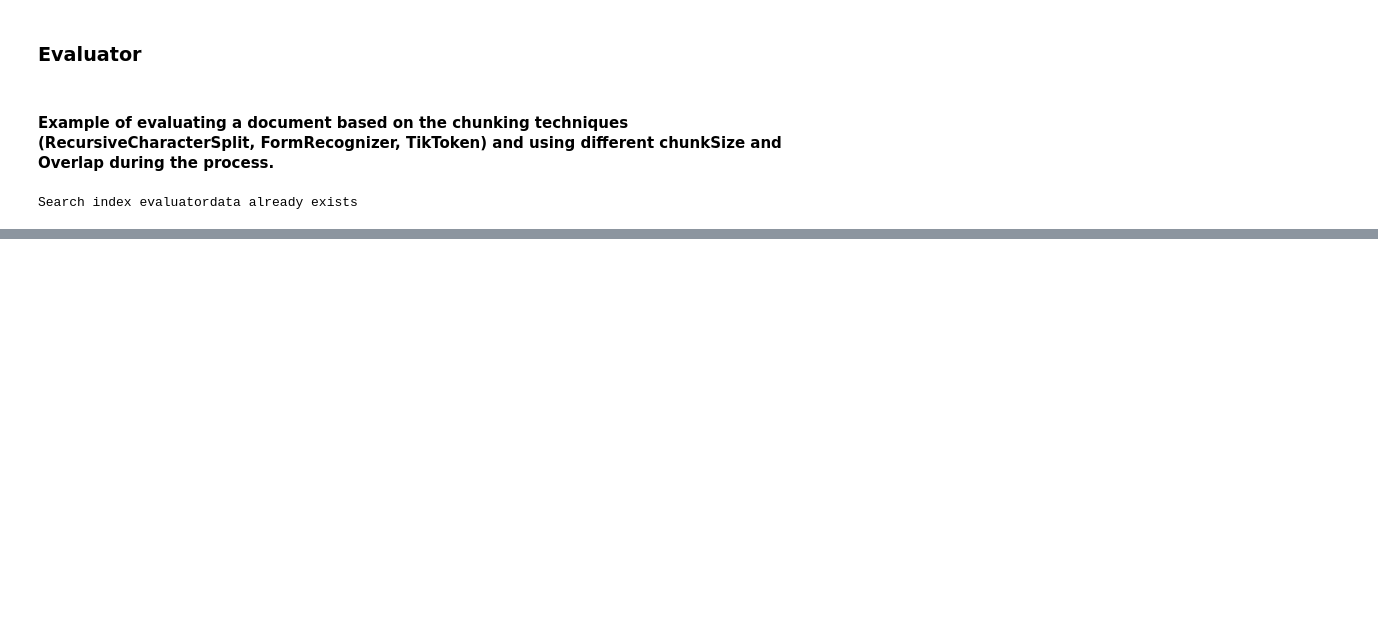
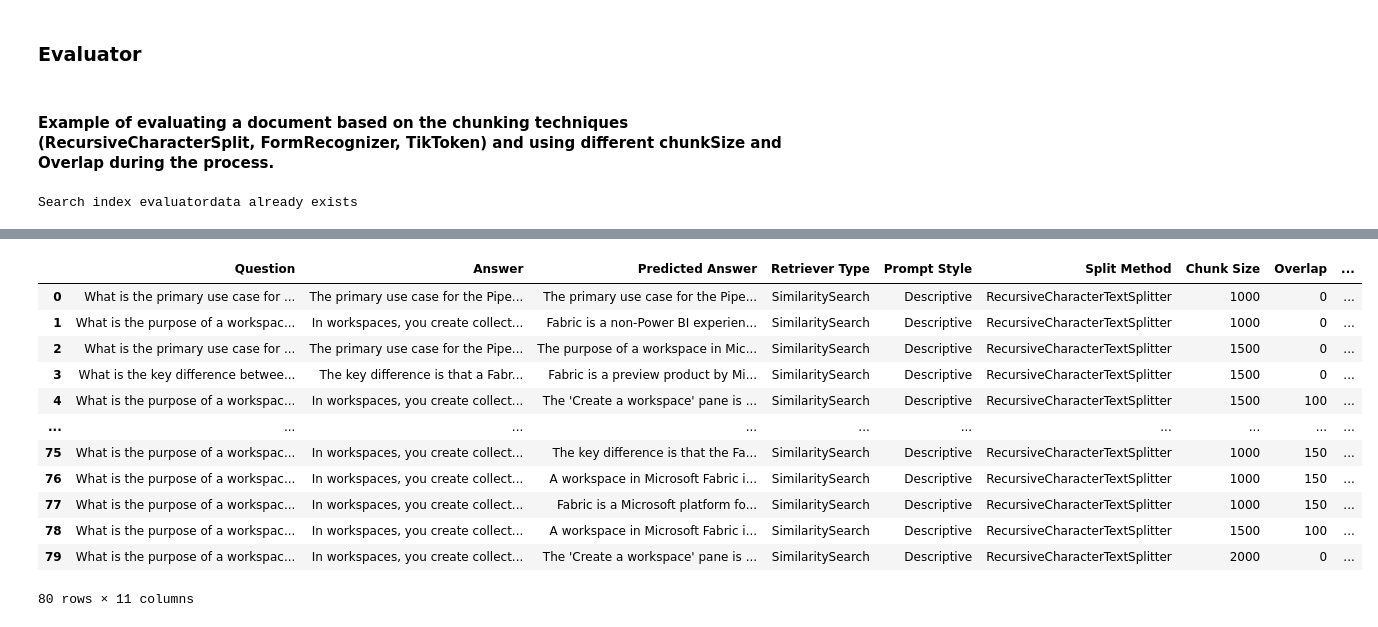
Before and after one commit to akshata29/entaoai, a Jupyter notebook: Workshop/99_Evaluator.ipynb, the cells around one changed output, grey strips where cells are left out. Cells and saved outputs as stored; diff of their text form; code cells hidden in the pictures; blank space fills up the shorter version.

Commit message:
QA Evaluator

```diff
--- a/Workshop/99_Evaluator.ipynb
+++ b/Workshop/99_Evaluator.ipynb
@@ -601,3 +508,36 @@ Total docs: 5
+# %%
+finalOutput = []
+r = getEvaluatorResult(SearchService, SearchKey, evaluatorRunResultIndexName, documentId)
+for run in r:
+    finalOutput.append({
+        "Question": run['question'],
+        "Answer": run['answer'],
+        "Predicted Answer": run['predictedAnswer'],
+        "Retriever Type": run['retrieverType'],
+        "Prompt Style": run['promptStyle'],
+        "Split Method": run['splitMethod'],
+        "Chunk Size": run['chunkSize'],
+        "Overlap": run['overlap'],
+        "Answer Score": json.loads(run['answerScore']),
+        "Retrieval Score": json.loads(run['retrievalScore']),
+        "Latency": run['latency'],
+    })
+df = pd.DataFrame(finalOutput)
+df
+# %% [output]
+|  | Question | Answer | Predicted Answer | Retriever Type | Prompt Style | Split Method | Chunk Size | Overlap | ... |
+| 0 | What is the primary use case for ... | The primary use case for the Pipe... | The primary use case for the Pipe... | SimilaritySearch | Descriptive | RecursiveCharacterTextSplitter | 1000 | 0 | ... |
+| 1 | What is the purpose of a workspac... | In workspaces, you create collect... | Fabric is a non-Power BI experien... | SimilaritySearch | Descriptive | RecursiveCharacterTextSplitter | 1000 | 0 | ... |
+| 2 | What is the primary use case for ... | The primary use case for the Pipe... | The purpose of a workspace in Mic... | SimilaritySearch | Descriptive | RecursiveCharacterTextSplitter | 1500 | 0 | ... |
+| 3 | What is the key difference betwee... | The key difference is that a Fabr... | Fabric is a preview product by Mi... | SimilaritySearch | Descriptive | RecursiveCharacterTextSplitter | 1500 | 0 | ... |
+| 4 | What is the purpose of a workspac... | In workspaces, you create collect... | The 'Create a workspace' pane is ... | SimilaritySearch | Descriptive | RecursiveCharacterTextSplitter | 1500 | 100 | ... |
+| ... | ... | ... | ... | ... | ... | ... | ... | ... | ... |
+| 75 | What is the purpose of a workspac... | In workspaces, you create collect... | The key difference is that the Fa... | SimilaritySearch | Descriptive | RecursiveCharacterTextSplitter | 1000 | 150 | ... |
+| 76 | What is the purpose of a workspac... | In workspaces, you create collect... | A workspace in Microsoft Fabric i... | SimilaritySearch | Descriptive | RecursiveCharacterTextSplitter | 1000 | 150 | ... |
+| 77 | What is the purpose of a workspac... | In workspaces, you create collect... | Fabric is a Microsoft platform fo... | SimilaritySearch | Descriptive | RecursiveCharacterTextSplitter | 1000 | 150 | ... |
+| 78 | What is the purpose of a workspac... | In workspaces, you create collect... | A workspace in Microsoft Fabric i... | SimilaritySearch | Descriptive | RecursiveCharacterTextSplitter | 1500 | 100 | ... |
+| 79 | What is the purpose of a workspac... | In workspaces, you create collect... | The 'Create a workspace' pane is ... | SimilaritySearch | Descriptive | RecursiveCharacterTextSplitter | 2000 | 0 | ... |
+80 rows × 11 columns
 # %%
 # question = "What is Microsoft Fabric"
 # #answer = retriever.get_relevant_documents(question)
```
Also changed, not shown: parts of 4 cells of this notebook, 1 other file.
